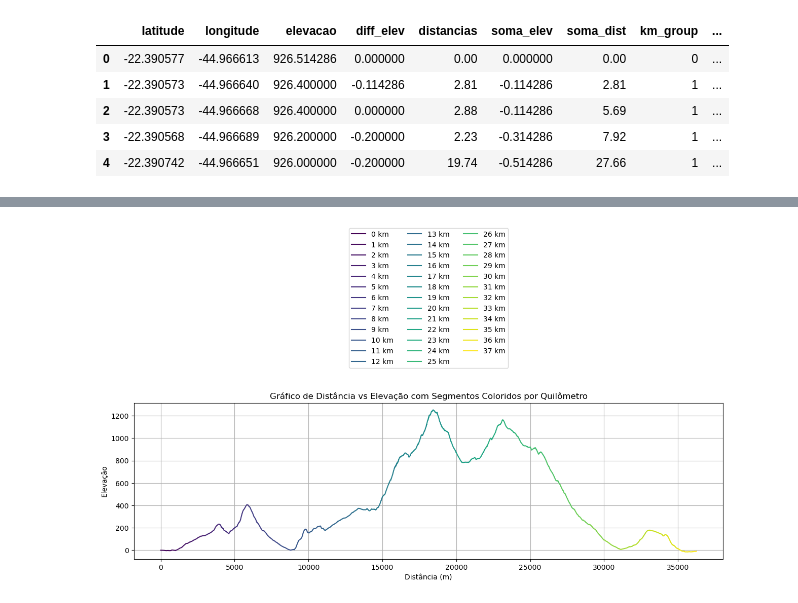
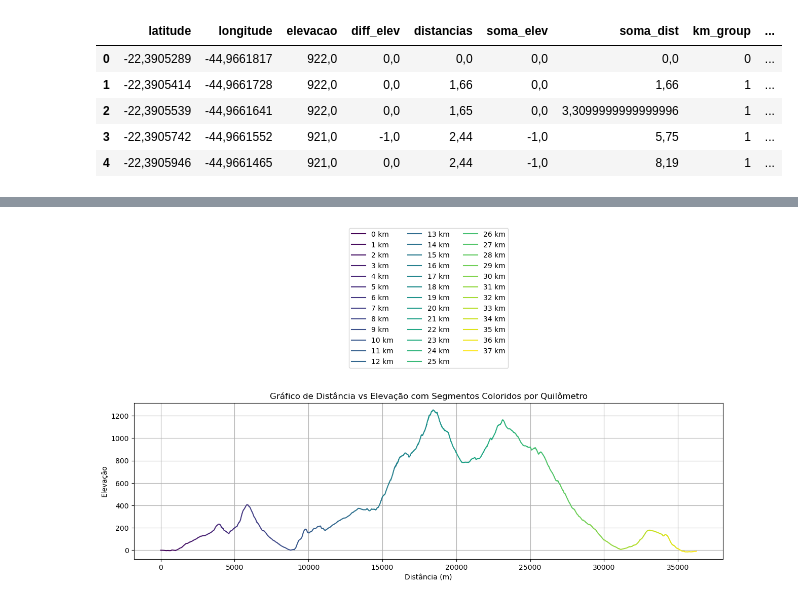
Before and after one commit to joaomts/-strava_analytics, a Jupyter notebook: analise_exploratoria_percurso.ipynb, the cells around one changed output, grey strips where cells are left out. Drawn from its saved outputs; the diff is of its cells as text; code cells hidden in the pictures.

```diff
--- a/analise_exploratoria_percurso.ipynb
+++ b/analise_exploratoria_percurso.ipynb
@@ -6,11 +4,12 @@ import matplotlib.pyplot as plt
 # %%
-df_gpx = pd.read_csv("tabela_final_lsmision_35km.csv", sep = ';', index_col='Unnamed: 0')
+df_gpx = pd.read_csv(
+    "tabela_final_lsmision_35km_ultima.csv", sep=";", index_col="Unnamed: 0"
+)
+df_gpx.head()
+# %% [output]
+|  | latitude | longitude | elevacao | diff_elev | distancias | soma_elev | soma_dist | km_group | ... |
+| 0 | -22,3905289 | -44,9661817 | 922,0 | 0,0 | 0,0 | 0,0 | 0,0 | 0 | ... |
+| 1 | -22,3905414 | -44,9661728 | 922,0 | 0,0 | 1,66 | 0,0 | 1,66 | 1 | ... |
+| 2 | -22,3905539 | -44,9661641 | 922,0 | 0,0 | 1,65 | 0,0 | 3,3099999999999996 | 1 | ... |
+| 3 | -22,3905742 | -44,9661552 | 921,0 | -1,0 | 2,44 | -1,0 | 5,75 | 1 | ... |
+| 4 | -22,3905946 | -44,9661465 | 921,0 | 0,0 | 2,44 | -1,0 | 8,19 | 1 | ... |
-# %%
-df_gpx.head()
-# %% [output]
-|  | latitude | longitude | elevacao | diff_elev | distancias | soma_elev | soma_dist | km_group | ... |
-| 0 | -22.390577 | -44.966613 | 926.514286 | 0.000000 | 0.00 | 0.000000 | 0.00 | 0 | ... |
-| 1 | -22.390573 | -44.966640 | 926.400000 | -0.114286 | 2.81 | -0.114286 | 2.81 | 1 | ... |
-| 2 | -22.390573 | -44.966668 | 926.400000 | 0.000000 | 2.88 | -0.114286 | 5.69 | 1 | ... |
-| 3 | -22.390568 | -44.966689 | 926.200000 | -0.200000 | 2.23 | -0.314286 | 7.92 | 1 | ... |
-| 4 | -22.390742 | -44.966651 | 926.000000 | -0.200000 | 19.74 | -0.514286 | 27.66 | 1 | ... |
```
Also changed, not shown: parts of 12 cells of this notebook, 4 other files.
